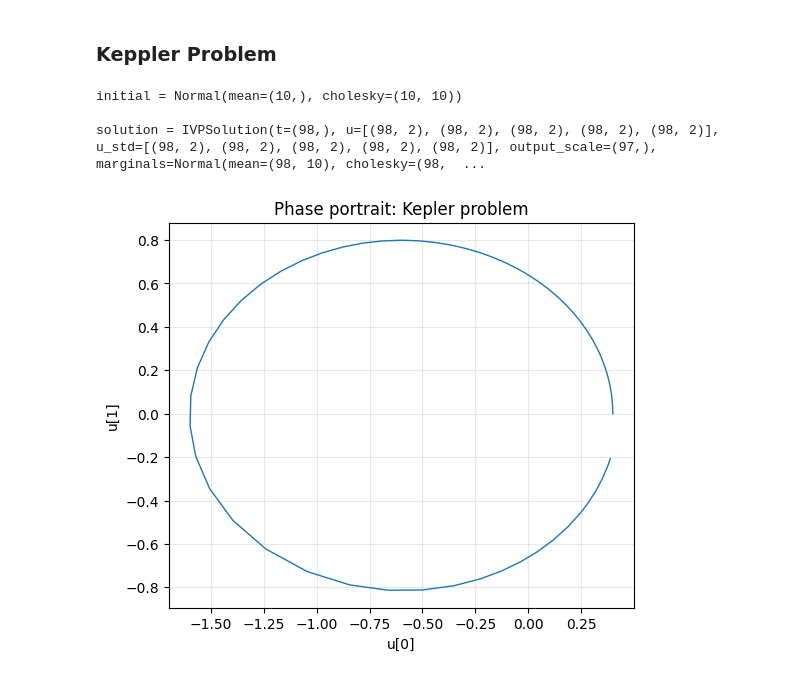
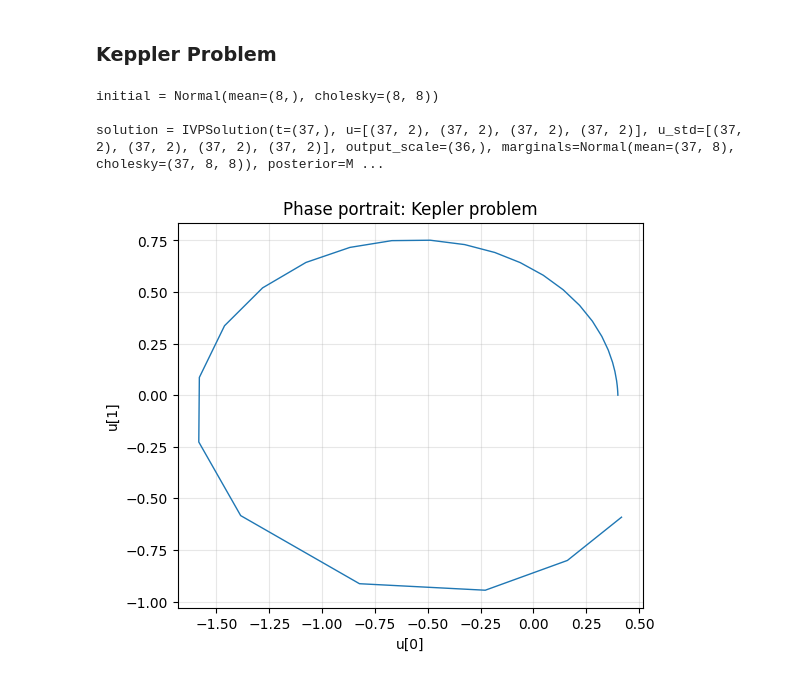
Before and after one commit to paufisch/ode_filters, a Jupyter notebook: probdiffeq.ipynb, the cells around one changed output. Saved outputs shown, nothing was run; the diff lists cells and outputs as text; code cells hidden in the pictures.

```diff
--- a/probdiffeq.ipynb
+++ b/probdiffeq.ipynb
@@ -333,37 +333,43 @@ u0 = jnp.asarray([0.4, 0.])
 u0_prime = jnp.asarray([0., 2.])
 t0, t1 = 0.0, 99/100*2*jnp.pi
 
-tcoeffs = taylor.odejet_padded_scan(lambda y: vf(y, u0_prime,  t=t0), (u0,), num=4)
+tcoeffs = taylor.odejet_padded_scan(lambda y: vf(y, u0_prime,  t=t0), (u0,), num=3)
 tcoeffs[1] = u0_prime
 init, ibm, ssm = ivpsolvers.prior_wiener_integrated(tcoeffs, ssm_fact="dense")
 
 # Build a solver
 ts1 = ivpsolvers.correction_ts1(vf, ssm=ssm, ode_order=2)
 #strategy = ivpsolvers.strategy_filter(ssm=ssm)
 strategy = ivpsolvers.strategy_smoother(ssm=ssm)
 solver = ivpsolvers.solver(ssm=ssm, strategy=strategy, prior=ibm, correction=ts1)
-adaptive_solver = ivpsolvers.adaptive(solver, atol=1e-3, rtol=5e-3, ssm=ssm)
+adaptive_solver = ivpsolvers.adaptive(solver, atol=1e-1, rtol=5e-1, ssm=ssm)
 dt0 = ivpsolve.dt0(lambda y: vf(y, u0_prime, t=t0), (u0,))
 
 solution = ivpsolve.solve_adaptive_save_every_step(init, t0=t0, t1=t1, adaptive_solver=adaptive_solver, dt0=dt0, ssm=ssm)
+
+
+#ts = jnp.linspace(t0, t1, endpoint=True, num=100)
+#solution = ivpsolve.solve_adaptive_save_at(
+#    init, save_at=ts, dt0=dt0, adaptive_solver=adaptive_solver, ssm=ssm
+#)
 
 # Look at the solution
 print(f"\ninitial = {jax.tree.map(jnp.shape, init)}")
 print(f"\nsolution = {jax.tree.map(jnp.shape, solution)}")
 
 
 u_plot = solution.u[0]
 plt.figure(figsize=(6, 5))
 plt.plot(u_plot[:, 0], u_plot[:, 1], alpha=1., linestyle='-', linewidth=1.)
 plt.xlabel("u[0]")
 plt.ylabel("u[1]")
 plt.title("Phase portrait: Kepler problem")
 plt.grid(True, alpha=0.3)
 plt.show()
 # %% [output]
-initial = Normal(mean=(10,), cholesky=(10, 10))
+initial = Normal(mean=(8,), cholesky=(8, 8))
 
-solution = IVPSolution(t=(98,), u=[(98, 2), (98, 2), (98, 2), (98, 2), (98, 2)], u_std=[(98, 2), (98, 2), (98, 2), (98, 2), (98, 2)], output_scale=(97,), marginals=Normal(mean=(98, 10), cholesky=(98,  ...
+solution = IVPSolution(t=(37,), u=[(37, 2), (37, 2), (37, 2), (37, 2)], u_std=[(37, 2), (37, 2), (37, 2), (37, 2)], output_scale=(36,), marginals=Normal(mean=(37, 8), cholesky=(37, 8, 8)), posterior=M ...
-[figure, old version]
+[figure, new version]
 # %%
 posterior = solution.posterior
```
Also changed, not shown: parts of 3 cells of this notebook.
